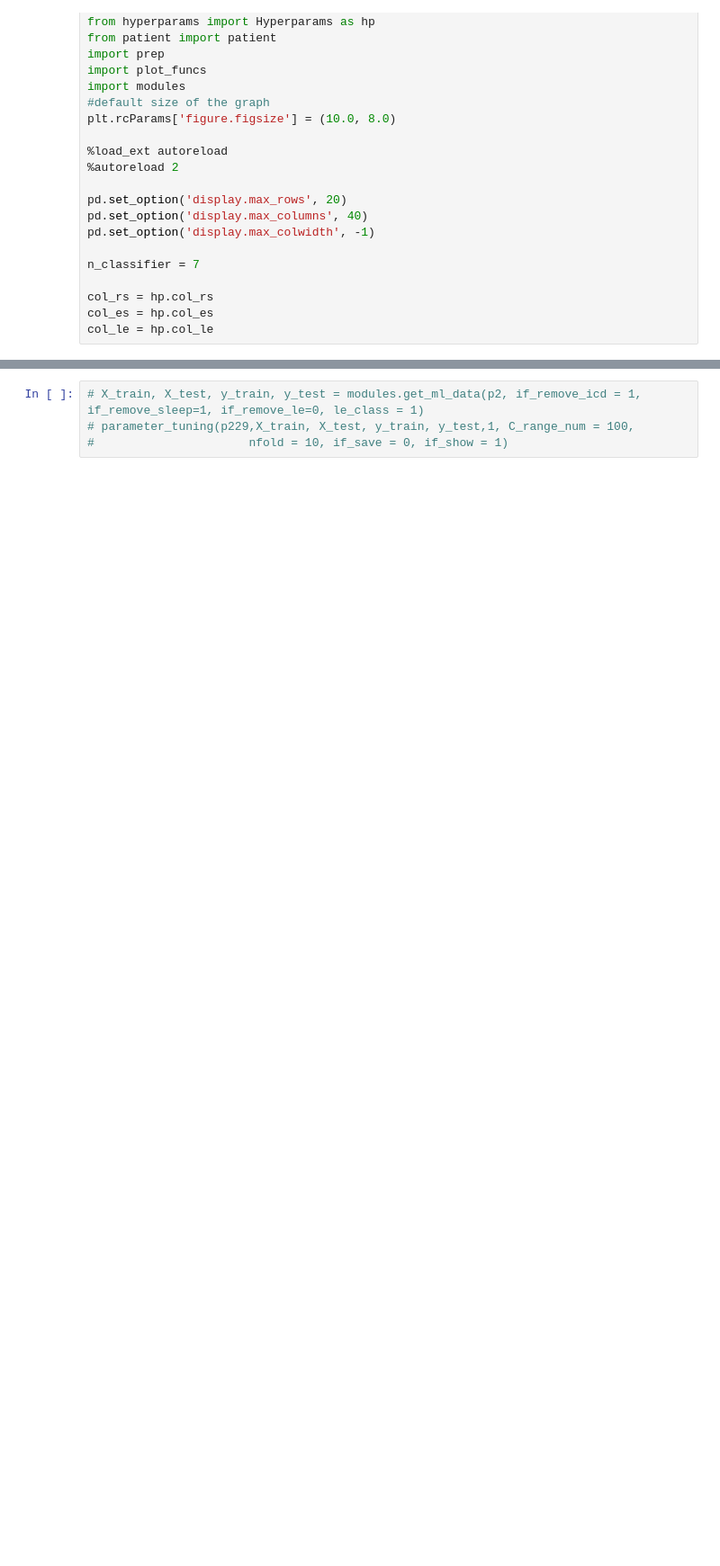
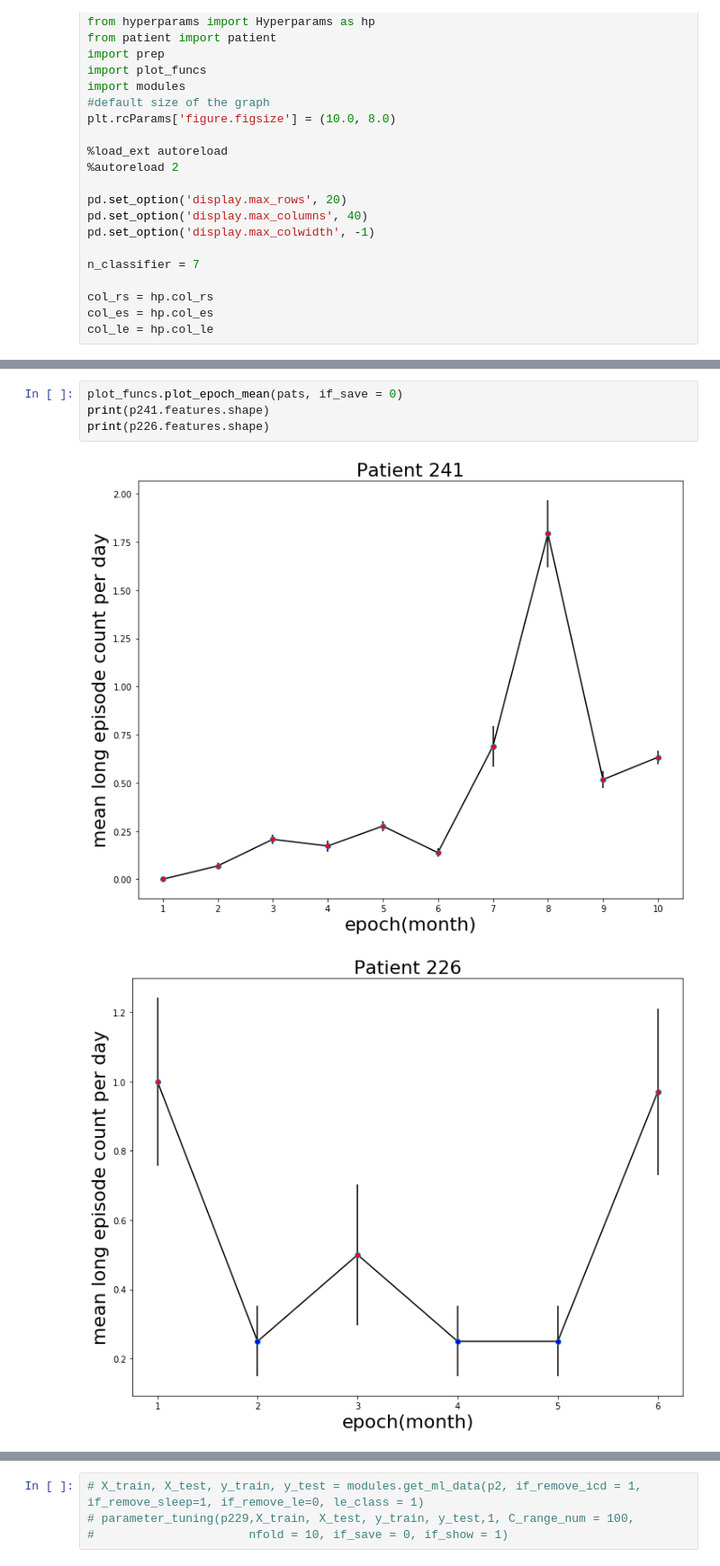
Before and after one commit to sdot08/Optimization-of-Responsive-Neurostimulation-RNS-Therapy-through-Data-Mining-Approaches, a Jupyter notebook: src/ML part.ipynb, the cells around one changed output, grey strips where cells are left out. Shown: that part at 90% size. Drawn from its saved outputs; the diff is of its cells as text; blank space fills up the shorter version.

```diff
--- a/src/ML part.ipynb
+++ b/src/ML part.ipynb
@@ -67,0 +83,7 @@ p
+# %%
+plot_funcs.plot_epoch_mean(pats, if_save = 0)
+print(p241.features.shape)
+print(p226.features.shape)
+# %% [output]
+[figure, added]
+[figure, added]
```
Also changed, not shown: parts of 5 cells of this notebook, 12 other files.
